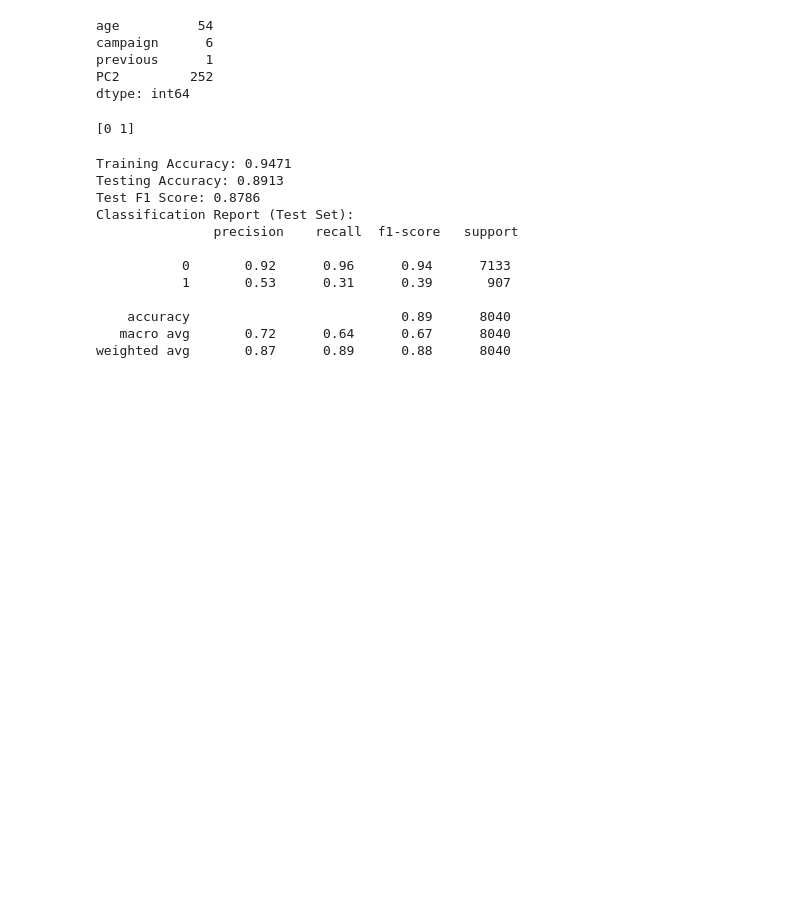
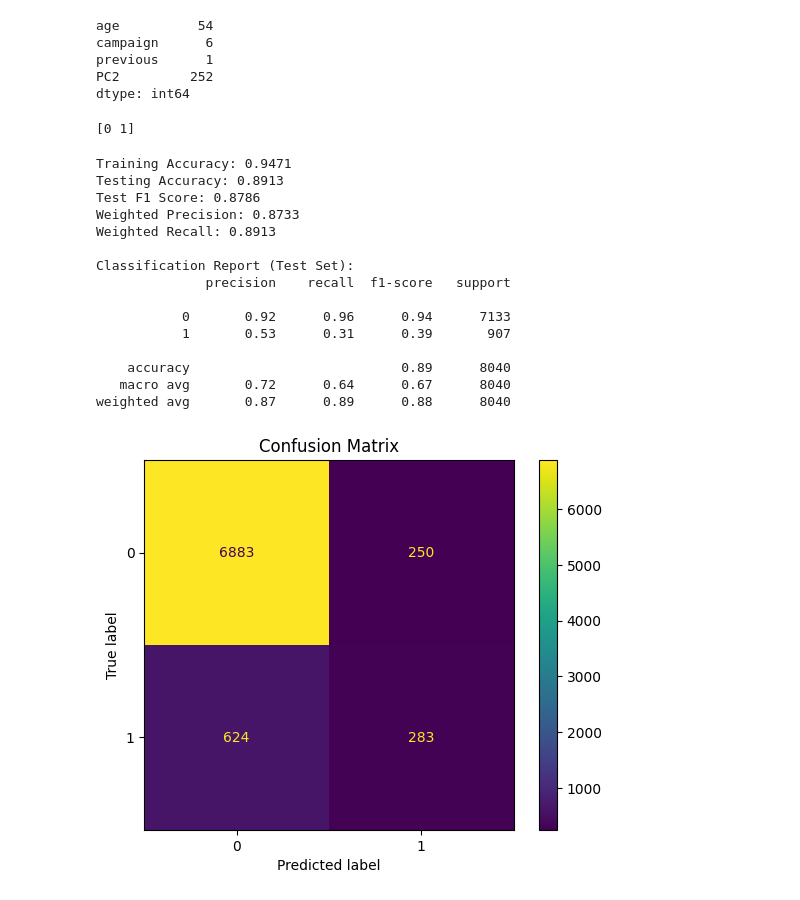
Before and after one commit to demitw/Machine-learning-coursework, a Jupyter notebook: Model_Training/Neural_Network.ipynb, the cells around one changed output. Saved outputs shown, nothing was run; the diff lists cells and outputs as text; code cells hidden in the pictures; blank space fills up the shorter version.

```diff
--- a/Model_Training/Neural_Network.ipynb
+++ b/Model_Training/Neural_Network.ipynb
@@ -367,11 +367,9 @@ import numpy as np
 from sklearn.model_selection import train_test_split
 from sklearn.preprocessing import StandardScaler
 from sklearn.neural_network import MLPClassifier
-from sklearn.metrics import classification_report, accuracy_score, f1_score
+from sklearn.metrics import classification_report, accuracy_score, f1_score, precision_score, recall_score, confusion_matrix, ConfusionMatrixDisplay
 from imblearn.over_sampling import SMOTE
-from sklearn.utils import compute_class_weight
 import warnings
-
 
 # Suppress FutureWarnings
 warnings.simplefilter(action='ignore', category=FutureWarning)
@@ -409,34 +407,56 @@ mlp = MLPClassifier(hidden_layer_sizes=(150, 75, 25),  # More complex architectu
                     max_iter=1000, # Increased max iterations
                     random_state=42,
                     early_stopping=True,
                     n_iter_no_change=20, # Increased patience for early stopping
-                    verbose = False)
+                    verbose=False)
 
 mlp.fit(X_train_resampled, y_train_resampled)
 
 # 5. Evaluate the Model:
 y_train_pred = mlp.predict(X_train_resampled)
 y_test_pred = mlp.predict(X_test)
 
 training_accuracy = accuracy_score(y_train_resampled, y_train_pred)
 testing_accuracy = accuracy_score(y_test, y_test_pred)
-test_f1 = f1_score(y_test, y_test_pred, average='weighted') #Added weighted average to f1 score
+test_f1 = f1_score(y_test, y_test_pred, average='weighted') # Added weighted average to F1 score
 
+# Weighted Precision, Recall, F1-score
+precision_weighted = precision_score(y_test, y_test_pred, average='weighted')
+recall_weighted = recall_score(y_test, y_test_pred, average='weighted')
+
+# Confusion Matrix
+conf_matrix = confusion_matrix(y_test, y_test_pred)
+conf_matrix_display = ConfusionMatrixDisplay(conf_matrix, display_labels=mlp.classes_)
+
+# Print results
 print(f"Training Accuracy: {training_accuracy:.4f}")
 print(f"Testing Accuracy: {testing_accuracy:.4f}")
 print(f"Test F1 Score: {test_f1:.4f}")
+print(f"Weighted Precision: {precision_weighted:.4f}")
+print(f"Weighted Recall: {recall_weighted:.4f}")
 
-print("Classification Report (Test Set):\n", classification_report(y_test, y_test_pred))
+# Classification Report
+print("\nClassification Report (Test Set):")
+print(classification_report(y_test, y_test_pred))
+
+# Confusion Matrix Display
+conf_matrix_display.plot()
+plt.title('Confusion Matrix')
+plt.show()
 # %% [output]
 Training Accuracy: 0.9471
 Testing Accuracy: 0.8913
 Test F1 Score: 0.8786
+Weighted Precision: 0.8733
+Weighted Recall: 0.8913
+
 Classification Report (Test Set):
-               precision    recall  f1-score   support
+              precision    recall  f1-score   support
 
            0       0.92      0.96      0.94      7133
            1       0.53      0.31      0.39       907
 
     accuracy                           0.89      8040
    macro avg       0.72      0.64      0.67      8040
 weighted avg       0.87      0.89      0.88      8040
+[figure, added]
```
